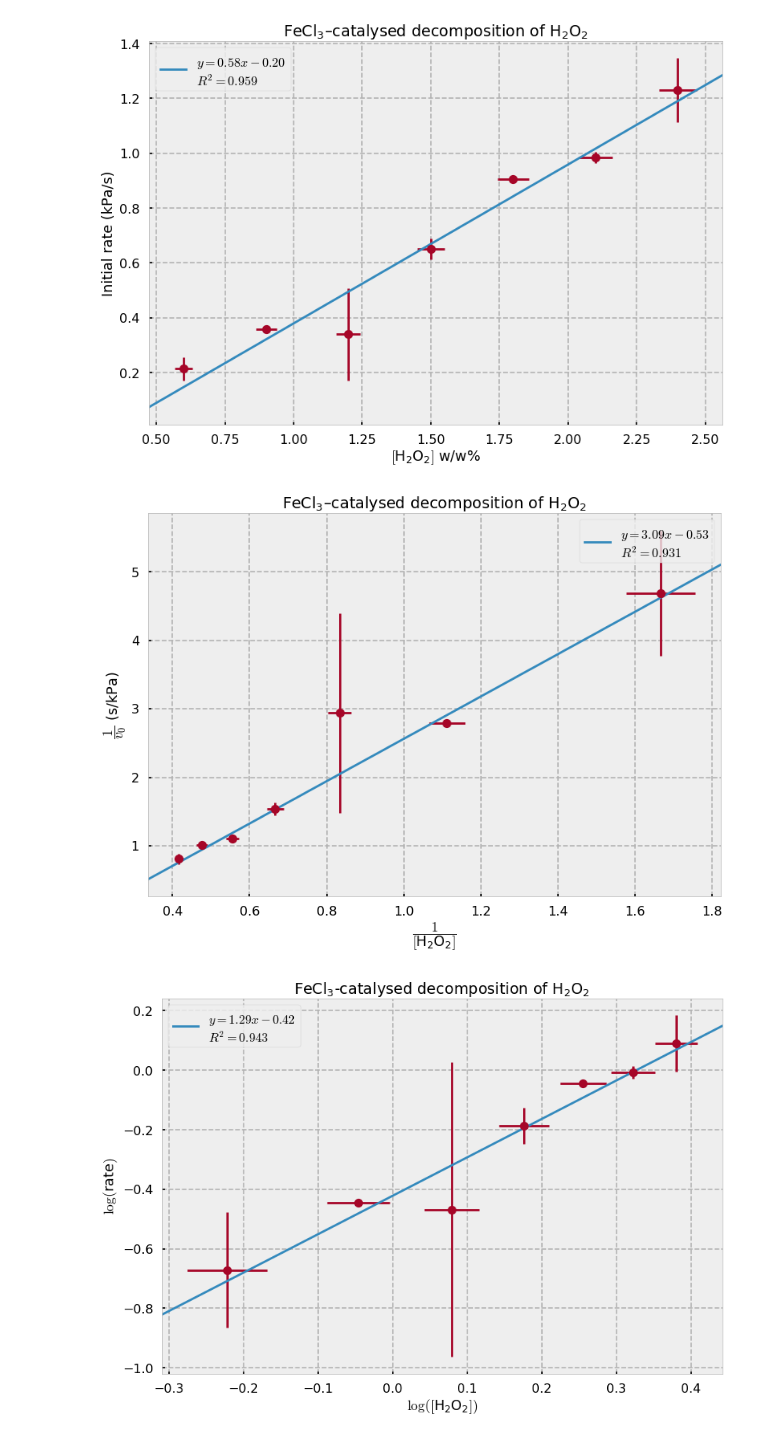
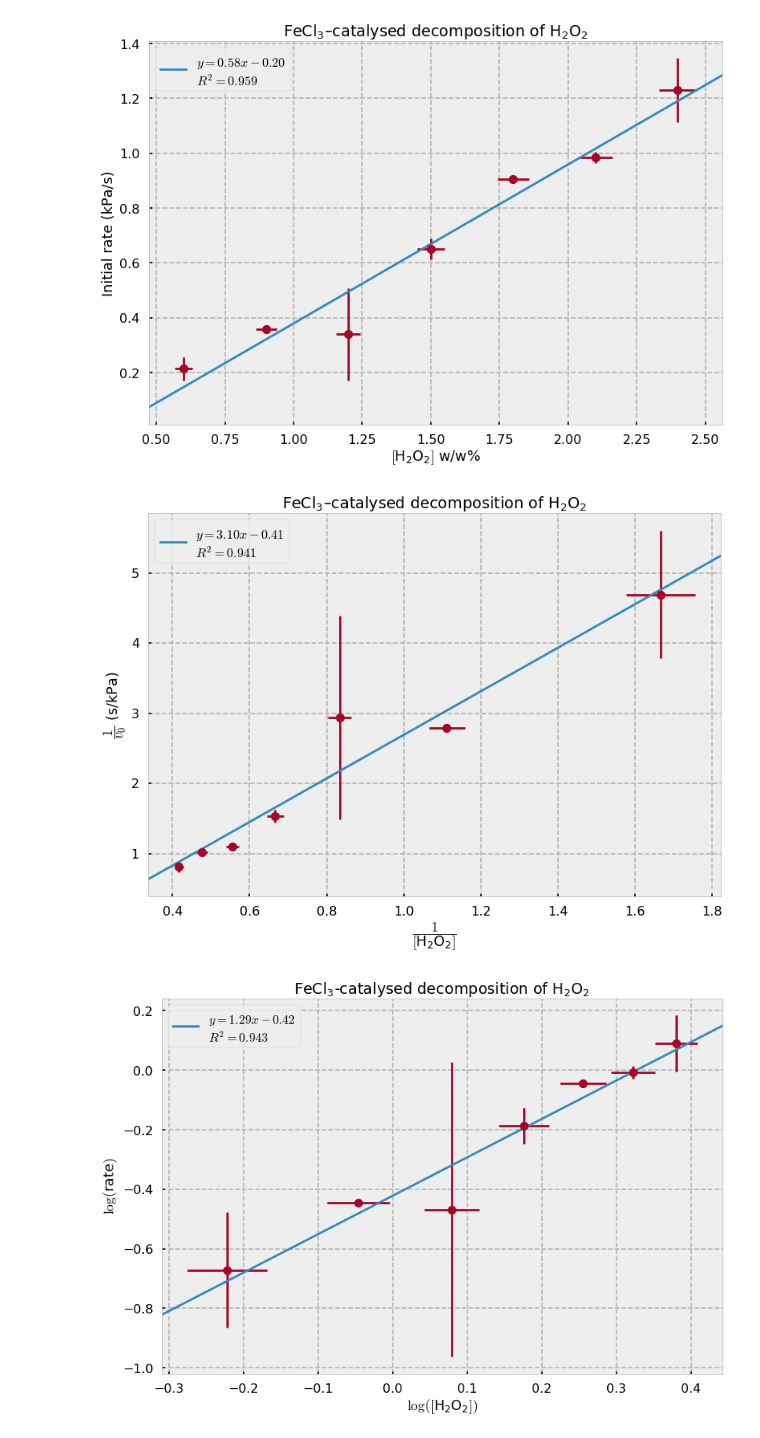
Before and after one commit to Pyxidatol-C/ChemIA, a Jupyter notebook: data/data.ipynb, the cells around one changed output. Drawn from its saved outputs; the diff is of its cells as text; code cells hidden in the pictures.

```diff
--- a/data/data.ipynb
+++ b/data/data.ipynb
@@ -264,34 +264,35 @@ plt.show()
 # %%
 plt.figure()
 
 for i in range(len(xs)):
     plt.errorbar(
         x=1 / xs[i],
         y=1 / ys[i],
         xerr=xerrs[i] / xs[i] / xs[i],
         yerr=yerrs[i] / ys[i] / ys[i],
         marker='o',
         color='C1'
     )
 
-inds = [True, True, False, True, True, True, True]
-slope, y_intercept, *_ = linregress(1 / xs[inds], 1 / ys[inds])
+# inds = [True, True, False, True, True, True, True]
+# slope, y_intercept, *_ = linregress(1 / xs[inds], 1 / ys[inds])
+slope, y_intercept, *_ = linregress(1 / xs, 1 / ys)
 xlim_min, xlim_max = plt.gca().get_xlim()
 r2 = r2_score(1 / ys, slope * 1 / xs + y_intercept)
 xs_ = np.linspace(xlim_min, xlim_max)
 plt.plot(xs_, slope * xs_ + y_intercept,
          label="$y = {: .2f}x {:+.2f}$\n$R^2={:.3f}$".format(slope, y_intercept, r2))
 plt.xlim(xlim_min, xlim_max)
 
 plt.xlabel("$\dfrac{1}{[\mathregular{H_2O_2}]}$")
 plt.ylabel("$\dfrac{1}{v_0}$ (s/kPa)")
 plt.title("$\mathregular{FeCl_3}$–catalysed decomposition of $\mathregular{H_2O_2}$")
 
 plt.legend()
 
 plt.show()
 # %% [output]
-[figure, old version]
+[figure, new version]
 # %%
 plt.figure()
 
```
Also changed, not shown: parts of 1 cell of this notebook, 4 other files.
